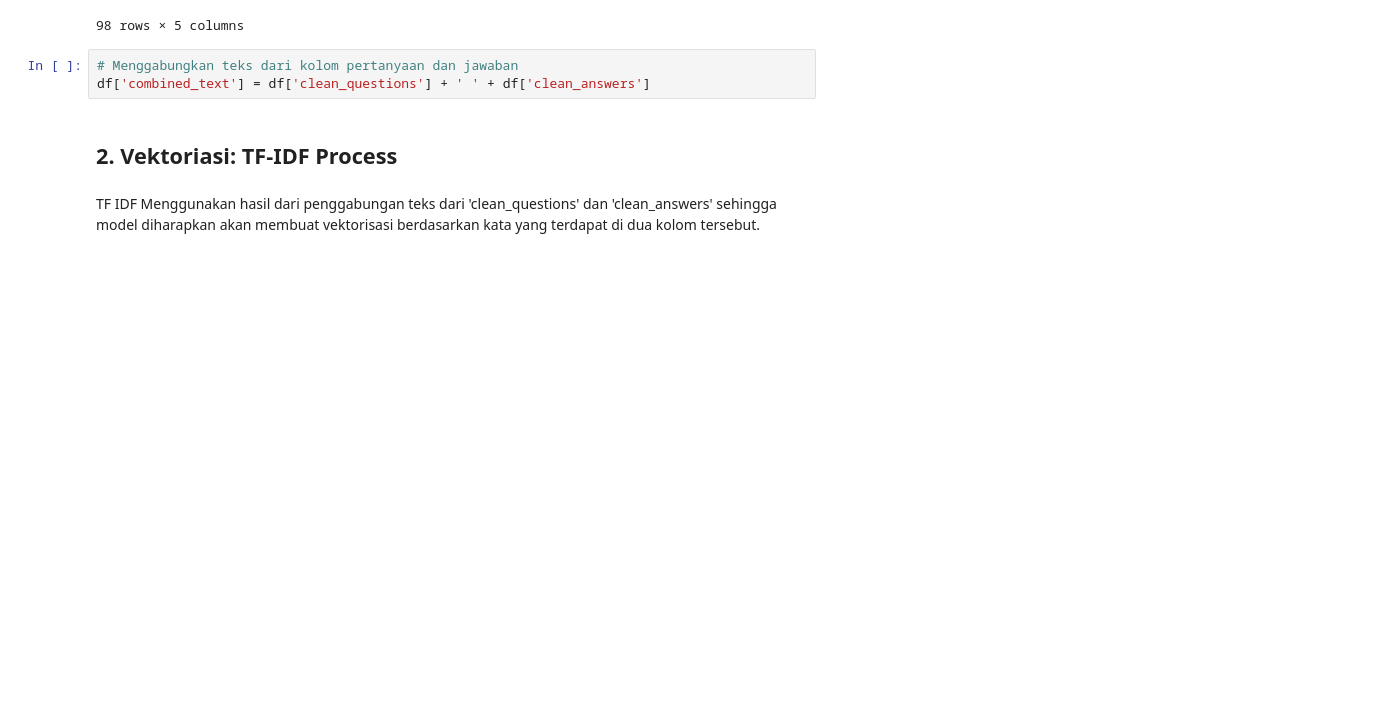
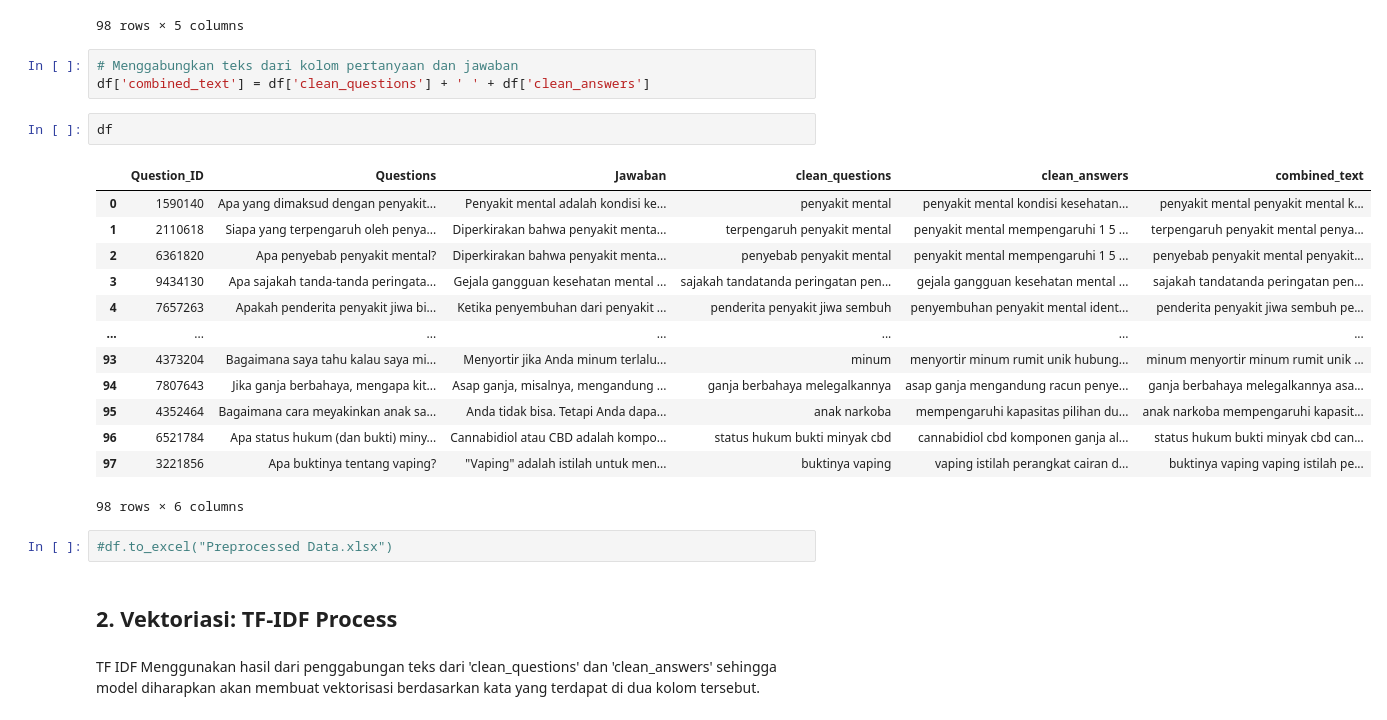
Before and after one commit to pwawiwa/nlp-praktikum, a Jupyter notebook: Responsi/responsi.ipynb, the cells around one changed output. Saved outputs shown, nothing was run; the diff lists cells and outputs as text; blank space fills up the shorter version.

```diff
--- a/Responsi/responsi.ipynb
+++ b/Responsi/responsi.ipynb
@@ -77,6 +77,24 @@ df
 # %%
 # Menggabungkan teks dari kolom pertanyaan dan jawaban
 df['combined_text'] = df['clean_questions'] + ' ' + df['clean_answers']
+# %%
+df
+# %% [output]
+|  | Question_ID | Questions | Jawaban | clean_questions | clean_answers | combined_text |
+| 0 | 1590140 | Apa yang dimaksud dengan penyakit... | Penyakit mental adalah kondisi ke... | penyakit mental | penyakit mental kondisi kesehatan... | penyakit mental penyakit mental k... |
+| 1 | 2110618 | Siapa yang terpengaruh oleh penya... | Diperkirakan bahwa penyakit menta... | terpengaruh penyakit mental | penyakit mental mempengaruhi 1 5 ... | terpengaruh penyakit mental penya... |
+| 2 | 6361820 | Apa penyebab penyakit mental? | Diperkirakan bahwa penyakit menta... | penyebab penyakit mental | penyakit mental mempengaruhi 1 5 ... | penyebab penyakit mental penyakit... |
+| 3 | 9434130 | Apa sajakah tanda-tanda peringata... | Gejala gangguan kesehatan mental ... | sajakah tandatanda peringatan pen... | gejala gangguan kesehatan mental ... | sajakah tandatanda peringatan pen... |
+| 4 | 7657263 | Apakah penderita penyakit jiwa bi... | Ketika penyembuhan dari penyakit ... | penderita penyakit jiwa sembuh | penyembuhan penyakit mental ident... | penderita penyakit jiwa sembuh pe... |
+| ... | ... | ... | ... | ... | ... | ... |
+| 93 | 4373204 | Bagaimana saya tahu kalau saya mi... | Menyortir jika Anda minum terlalu... | minum | menyortir minum rumit unik hubung... | minum menyortir minum rumit unik ... |
+| 94 | 7807643 | Jika ganja berbahaya, mengapa kit... | Asap ganja, misalnya, mengandung ... | ganja berbahaya melegalkannya | asap ganja mengandung racun penye... | ganja berbahaya melegalkannya asa... |
+| 95 | 4352464 | Bagaimana cara meyakinkan anak sa... | Anda tidak bisa. Tetapi Anda dapa... | anak narkoba | mempengaruhi kapasitas pilihan du... | anak narkoba mempengaruhi kapasit... |
+| 96 | 6521784 | Apa status hukum (dan bukti) miny... | Cannabidiol atau CBD adalah kompo... | status hukum bukti minyak cbd | cannabidiol cbd komponen ganja al... | status hukum bukti minyak cbd can... |
+| 97 | 3221856 | Apa buktinya tentang vaping? | "Vaping" adalah istilah untuk men... | buktinya vaping | vaping istilah perangkat cairan d... | buktinya vaping vaping istilah pe... |
+98 rows × 6 columns
+# %%
+#df.to_excel("Preprocessed Data.xlsx")
 # %% [markdown]
 ## 2. Vektoriasi: TF-IDF Process
 # %% [markdown]
```
Also changed, not shown: parts of 9 cells of this notebook.
